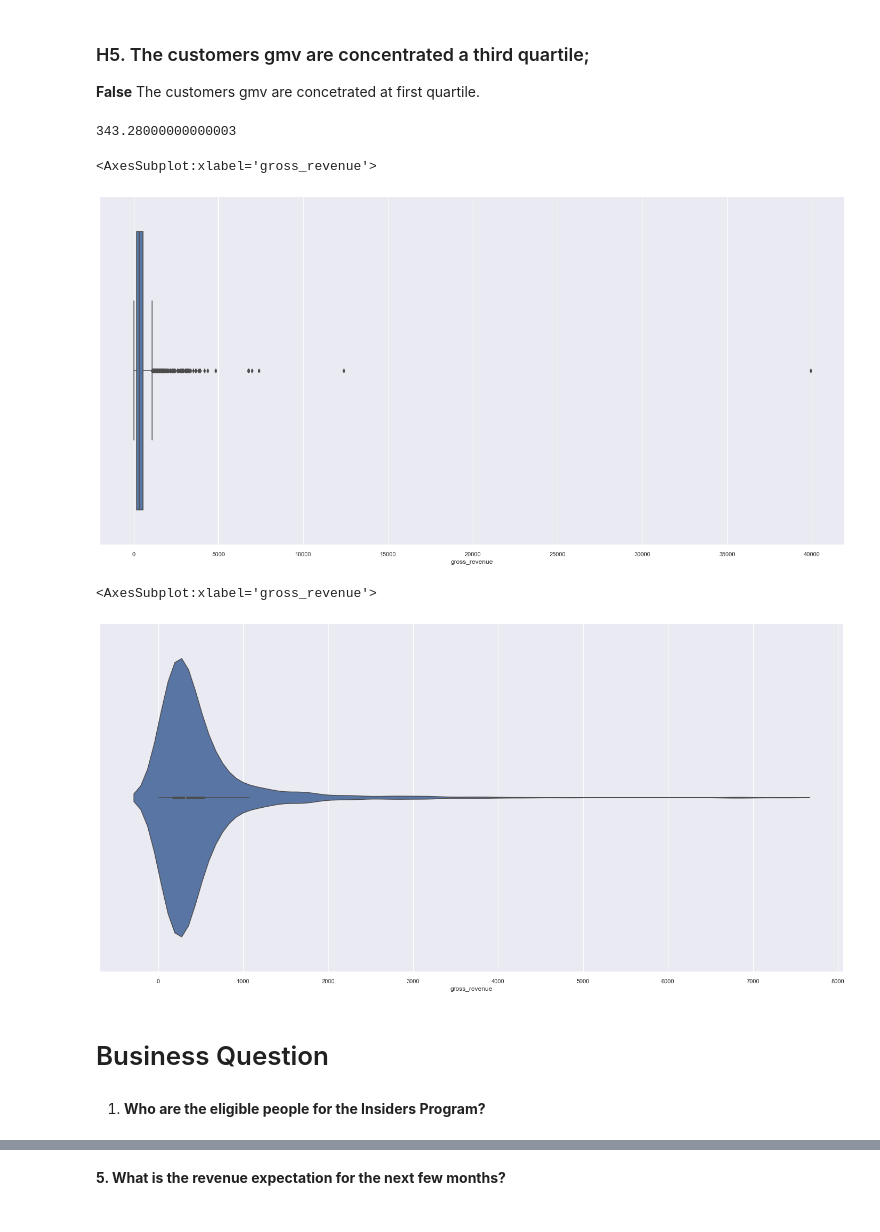
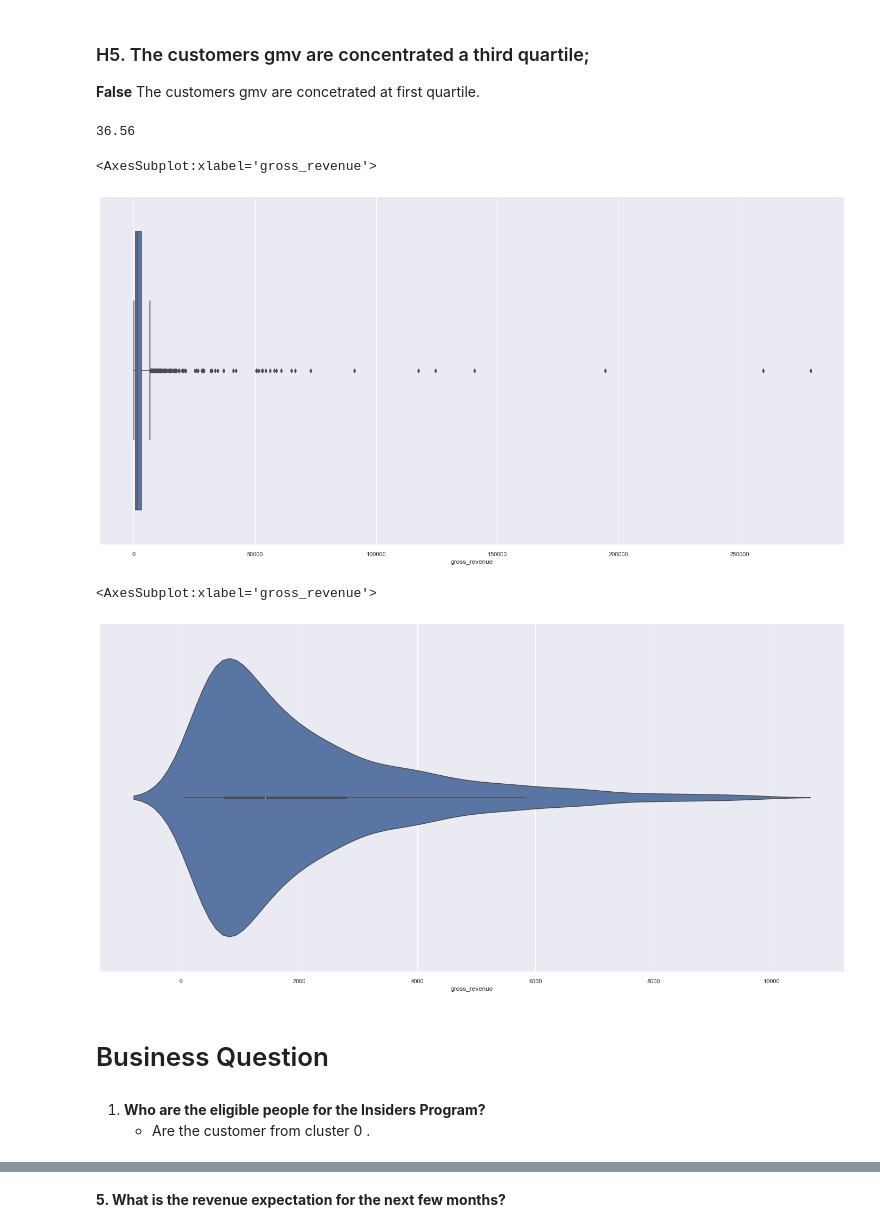
Before and after one commit to adrielepinto/clustering, a Jupyter notebook: notebooks/c0.9-pa005-clustering-model-mindmap.ipynb, the cells around one changed output, grey strips where cells are left out. Cells and saved outputs as stored; diff of their text form; code cells hidden in the pictures.

Commit message:
update cluster

```diff
--- a/notebooks/c0.9-pa005-clustering-model-mindmap.ipynb
+++ b/notebooks/c0.9-pa005-clustering-model-mindmap.ipynb
@@ -718,12 +848,16 @@ df5 = df_tree.copy()
 # %% [markdown]
 # <font color= 'red'>  6.0 Feature Selection
 # %%
-#df6 = df5[cols_selected].copy()
-df6 = df_tree.copy()
+# umap Embedding
+df5 = df_umap.copy()
+#x = df_tree.copy()
+#x= df_tsne.copy()
+x = df_umap.copy()
 # %% [markdown]
 # <font color= 'red'> 7.0 Fine Tunning Hyperparameter
 # %%
 #x = df6.drop( columns=['customer_id'] )
-x = df_tree.copy()
 #clusters = [2, 3, 4, 5, 6, 7, 8, 9]
+
+
 clusters = np.arange(2, 26, 1)
@@ -980,27 +1111,27 @@ df8 = df6.copy()
 # %% [markdown]
 ## 8.1 Final Model
 # %%
-# #Model definition
+#Model definition
 
-# k = 8
-# kmeans =c.KMeans( init='random', n_clusters=k, n_init=10, max_iter=300 )
+k = 4
+kmeans =c.KMeans( init='random', n_clusters=k, n_init=10, max_iter=300 )
 
-# # Model training
-# kmeans.fit( x )
+# Model training
+kmeans.fit( x )
 
-# # Clustering
-# labels = kmeans.labels_
+# Clustering
+labels = kmeans.labels_
 # %%
-##############################
-k=8
-# Model definition
-gmm_model = mx.GaussianMixture( n_components=k, n_init=300, random_state=32 )
+# ##############################
+# k=6
+# # Model definition
+# gmm_model = mx.GaussianMixture( n_components=k, n_init=300, random_state=32 )
 
-# Model training
-gmm_model.fit( x )
+# # Model training
+# gmm_model.fit( x )
 
-# Model  predict
-labels = gmm_model.predict( x )
+# # Model  predict
+# labels = gmm_model.predict( x )
 # %% [markdown]
 ## 8.2 Cluster Validation
 # %%
@@ -1198,22 +1314,23 @@ df_median_gmv_total
 **False** The customers gmv are concetrated at first quartile.
 # %%
 # gmv median
-np.percentile(df10.loc[df10['cluster'] == 4, 'gross_revenue'], q=0)
+np.percentile(df10.loc[df10['cluster'] == 0, 'gross_revenue'], q=0)
 # %% [output]
-343.28000000000003
+36.56
 # %%
-sns.boxplot( x=df10.loc[df10['cluster'] ==1, 'gross_revenue'] )
+sns.boxplot( x=df10.loc[df10['cluster'] == 0, 'gross_revenue'] )
 # %% [output]
 <AxesSubplot:xlabel='gross_revenue'>
-[figure, old version]
+[figure, new version]
 # %%
-aux = df10.loc[(df10['cluster'] == 1) & (df10['gross_revenue'] < 10000), 'gross_revenue'];
+aux = df10.loc[(df10['cluster'] == 0) & (df10['gross_revenue'] < 10000), 'gross_revenue'];
 sns.violinplot( x=aux)
 # %% [output]
 <AxesSubplot:xlabel='gross_revenue'>
-[figure, old version]
+[figure, new version]
 # %% [markdown]
 # Business Question
 # %% [markdown]
 1. **Who are the eligible people for the Insiders Program?**
+    * Are the customer from cluster 0 .
 # %%
```
Also changed, not shown: parts of 114 cells of this notebook.
